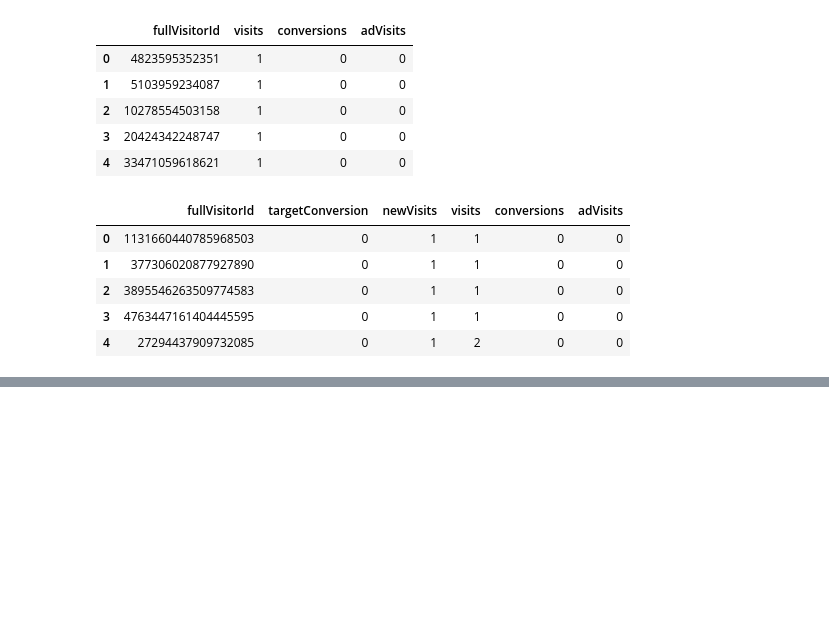
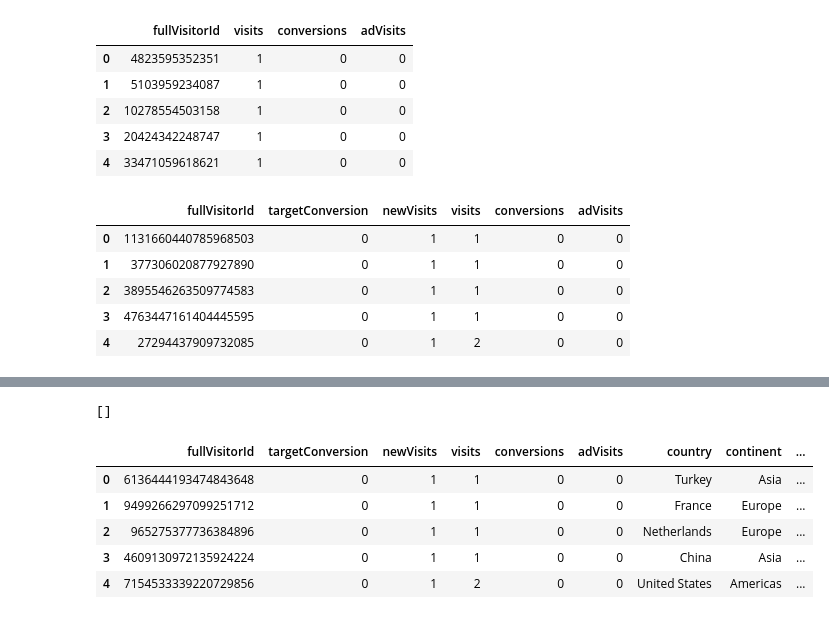
Before and after one commit to McGill-MMA-EnterpriseAnalytics/Revenue-Radar, a Jupyter notebook: Conversion-Analyst-Workspace/preprocessing-w-cutoff.ipynb, the cells around one changed output, grey strips where cells are left out. Saved outputs shown, nothing was run; the diff lists cells and outputs as text; code cells hidden in the pictures; blank space fills up the shorter version.

```diff
--- a/Conversion-Analyst-Workspace/preprocessing-w-cutoff.ipynb
+++ b/Conversion-Analyst-Workspace/preprocessing-w-cutoff.ipynb
@@ -258,0 +341,5 @@ df1train.to_csv('df1train2.csv', index=True)
+# %%
+incorrect_cols = [key for key in agg2_dict if key not in df2c.columns]
+print(incorrect_cols)
+# %% [output]
+[]
@@ -258,0 +348,2 @@ df1train.to_csv('df1train2.csv', index=True)
+# %%
+useragg2.reset_index(inplace=True)
@@ -258,0 +352,17 @@ df1train.to_csv('df1train2.csv', index=True)
+# %%
+visitor_counts = df2c.groupby('fullVisitorId').agg(aggregations)
+visitor_counts.columns = ['visits', 'conversions', 'adVisits']
+visitor_counts.reset_index(inplace=True)
+# %%
+df2test = df2test.merge(visitor_counts, on='fullVisitorId', how='left')
+# %%
+df2test= df2test.merge(useragg2, on='fullVisitorId', how='left')
+# %%
+df2test.head().style
+# %% [output]
+|  | fullVisitorId | targetConversion | newVisits | visits | conversions | adVisits | country | continent | ... |
+| 0 | 6136444193474843648 | 0 | 1 | 1 | 0 | 0 | Turkey | Asia | ... |
+| 1 | 9499266297099251712 | 0 | 1 | 1 | 0 | 0 | France | Europe | ... |
+| 2 | 965275377736384896 | 0 | 1 | 1 | 0 | 0 | Netherlands | Europe | ... |
+| 3 | 4609130972135924224 | 0 | 1 | 1 | 0 | 0 | China | Asia | ... |
+| 4 | 7154533339220729856 | 0 | 1 | 2 | 0 | 0 | United States | Americas | ... |
```
Also changed, not shown: parts of 24 cells of this notebook.
